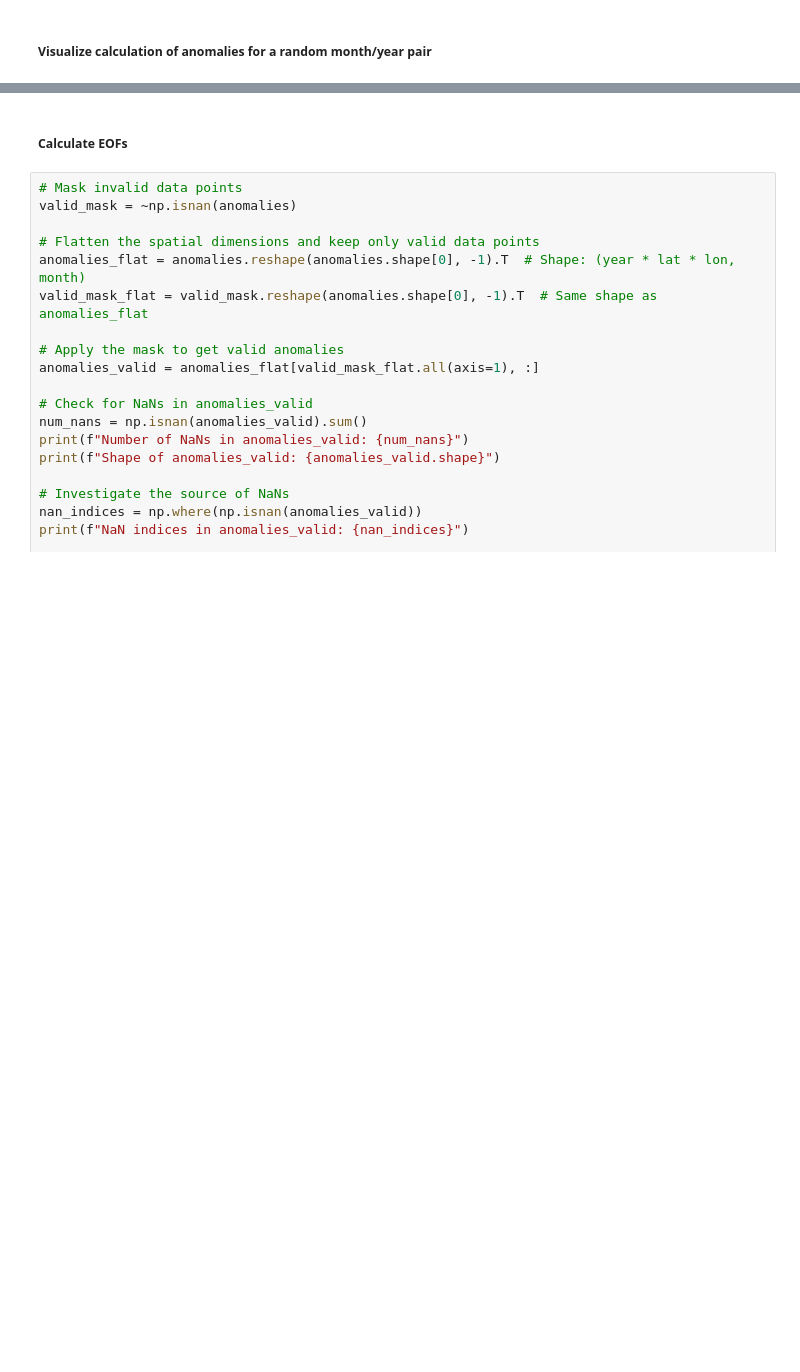
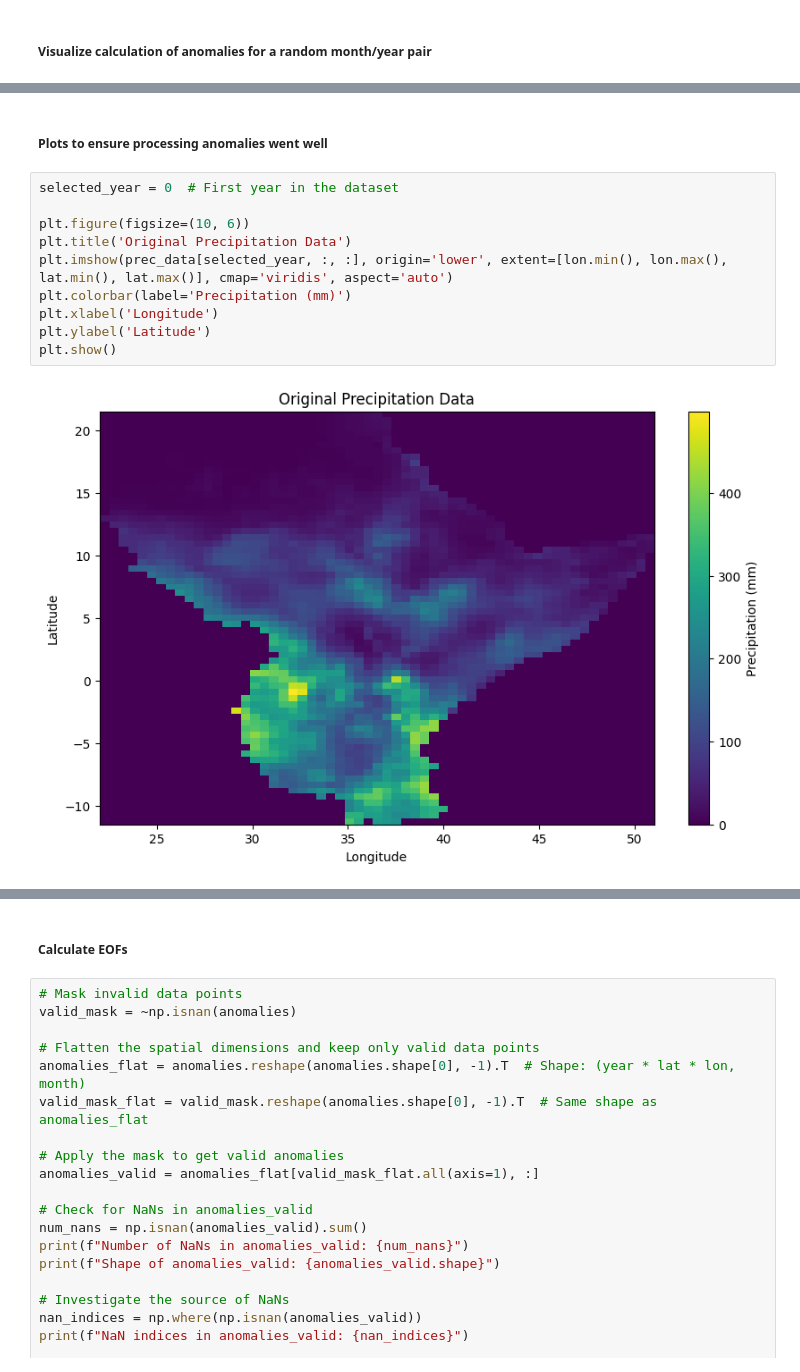
Before and after one commit to SeasonalForecastingEngine/CONFER-WP3, a Jupyter notebook: notebooks/lasso_fcst_example.ipynb, the cells around one changed output, grey strips where cells are left out. Saved outputs shown, nothing was run; the diff lists cells and outputs as text; blank space fills up the shorter version.

```diff
--- a/notebooks/lasso_fcst_example.ipynb
+++ b/notebooks/lasso_fcst_example.ipynb
@@ -266,0 +275,14 @@ plt.show()
+# %% [markdown]
+##### Plots to ensure processing anomalies went well
+# %%
+selected_year = 0  # First year in the dataset
+
+plt.figure(figsize=(10, 6))
+plt.title('Original Precipitation Data')
+plt.imshow(prec_data[selected_year, :, :], origin='lower', extent=[lon.min(), lon.max(), lat.min(), lat.max()], cmap='viridis', aspect='auto')
+plt.colorbar(label='Precipitation (mm)')
+plt.xlabel('Longitude')
+plt.ylabel('Latitude')
+plt.show()
+# %% [output]
+[figure, added]
```
Also changed, not shown: parts of 18 cells of this notebook, 2 other files.
